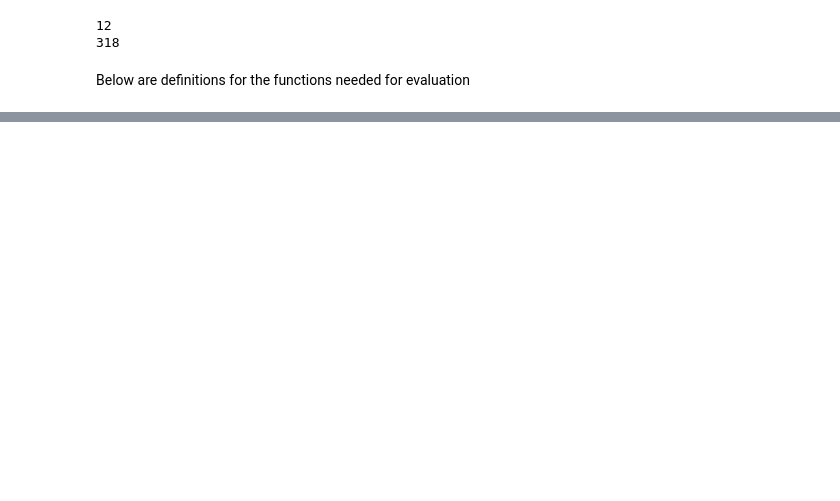
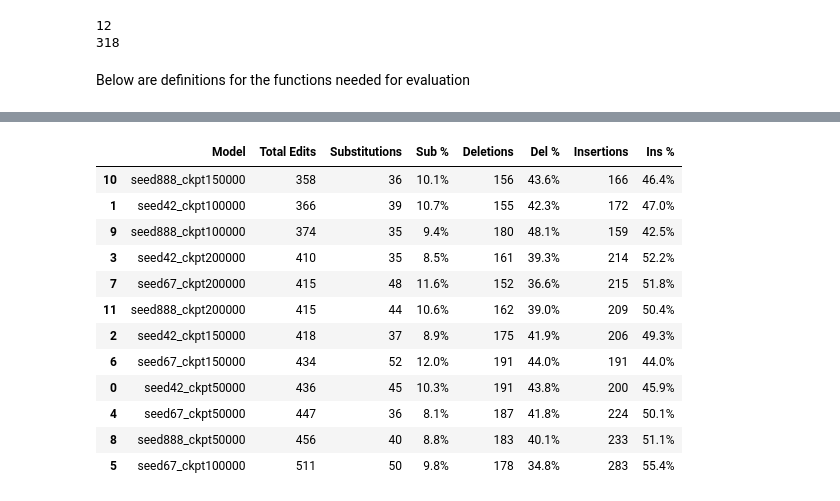
Before and after one commit to OutForMilks/Hunger, a Jupyter notebook: notebooks/per_model_eval.ipynb, the cells around one changed output, grey strips where cells are left out. Saved outputs shown, nothing was run; the diff lists cells and outputs as text; code cells hidden in the pictures; blank space fills up the shorter version.

Commit message:
per model tables remove brackets and ''

```diff
--- a/notebooks/per_model_eval.ipynb
+++ b/notebooks/per_model_eval.ipynb
@@ -372,0 +373,63 @@ plt.show()
+# %%
+import pandas as pd
+
+all_model_errors = {}
+summary_rows = []
+
+for seed in seeds:
+  for ckpt in checkpoints:
+    model_id = f'seed{seed}_ckpt{ckpt}'
+    filepath = (f'../per_model/ckpt_seed{seed}_checkpoint{ckpt}_test_results.csv')
+
+    df = pd.read_csv(filepath)
+
+    refs_list = [str(x).strip().split() for x in df['target_ref']]
+    hyps_list = [str(x).strip().split() for x in df['model_hyp']]
+    refs_dict = dict(enumerate(refs_list))
+    hyps_dict = dict(enumerate(hyps_list))
+
+    err = collect_errors(refs_dict, hyps_dict)
+    total_errors = err['n_sub'] + err['n_del'] + err['n_ins']
+
+    all_model_errors[model_id] = err
+
+    summary_rows.append({
+        'Model': model_id,
+        'Total Edits': total_errors,
+        'Substitutions': err['n_sub'],
+        'Sub %': (
+            f"{err['n_sub'] / total_errors * 100:.1f}%"
+            if total_errors > 0
+            else '0.0%'
+        ),
+        'Deletions': err['n_del'],
+        'Del %': (
+            f"{err['n_del'] / total_errors * 100:.1f}%"
+            if total_errors > 0
+            else '0.0%'
+        ),
+        'Insertions': err['n_ins'],
+        'Ins %': (
+            f"{err['n_ins'] / total_errors * 100:.1f}%"
+            if total_errors > 0
+            else '0.0%'
+        ),
+    })
+
+summary_df = pd.DataFrame(summary_rows).sort_values(by='Total Edits')
+
+display(summary_df)
+# %% [output]
+|  | Model | Total Edits | Substitutions | Sub % | Deletions | Del % | Insertions | Ins % |
+| 10 | seed888_ckpt150000 | 358 | 36 | 10.1% | 156 | 43.6% | 166 | 46.4% |
+| 1 | seed42_ckpt100000 | 366 | 39 | 10.7% | 155 | 42.3% | 172 | 47.0% |
+| 9 | seed888_ckpt100000 | 374 | 35 | 9.4% | 180 | 48.1% | 159 | 42.5% |
+| 3 | seed42_ckpt200000 | 410 | 35 | 8.5% | 161 | 39.3% | 214 | 52.2% |
+| 7 | seed67_ckpt200000 | 415 | 48 | 11.6% | 152 | 36.6% | 215 | 51.8% |
+| 11 | seed888_ckpt200000 | 415 | 44 | 10.6% | 162 | 39.0% | 209 | 50.4% |
+| 2 | seed42_ckpt150000 | 418 | 37 | 8.9% | 175 | 41.9% | 206 | 49.3% |
+| 6 | seed67_ckpt150000 | 434 | 52 | 12.0% | 191 | 44.0% | 191 | 44.0% |
+| 0 | seed42_ckpt50000 | 436 | 45 | 10.3% | 191 | 43.8% | 200 | 45.9% |
+| 4 | seed67_ckpt50000 | 447 | 36 | 8.1% | 187 | 41.8% | 224 | 50.1% |
+| 8 | seed888_ckpt50000 | 456 | 40 | 8.8% | 183 | 40.1% | 233 | 51.1% |
+| 5 | seed67_ckpt100000 | 511 | 50 | 9.8% | 178 | 34.8% | 283 | 55.4% |
```
Also changed, not shown: parts of 3 cells of this notebook, 13 other files.
